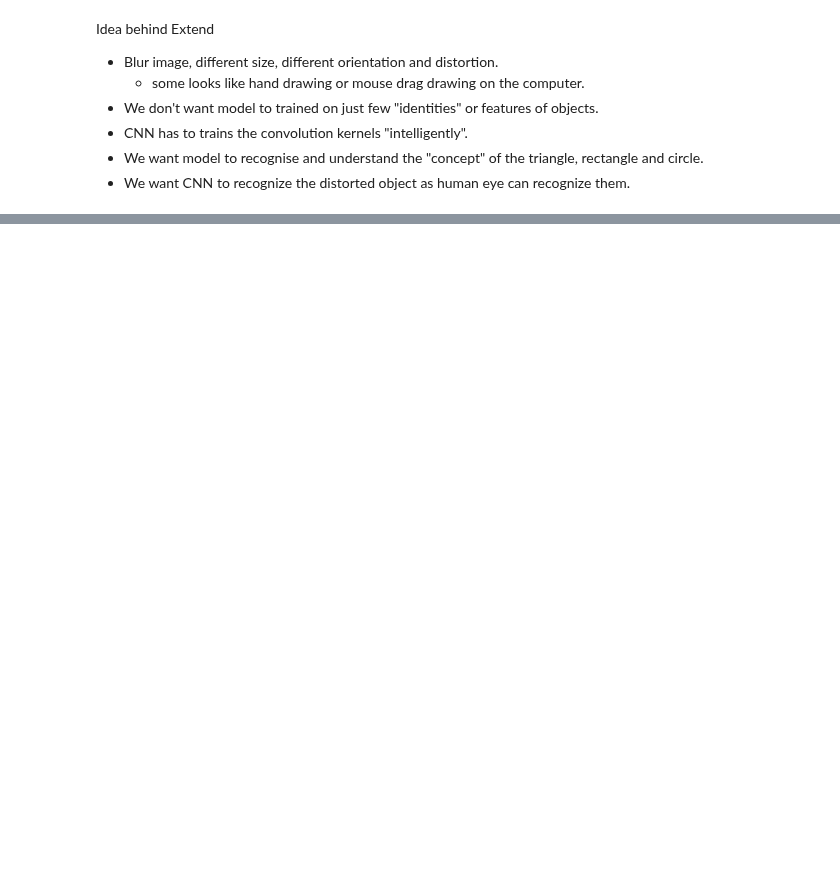
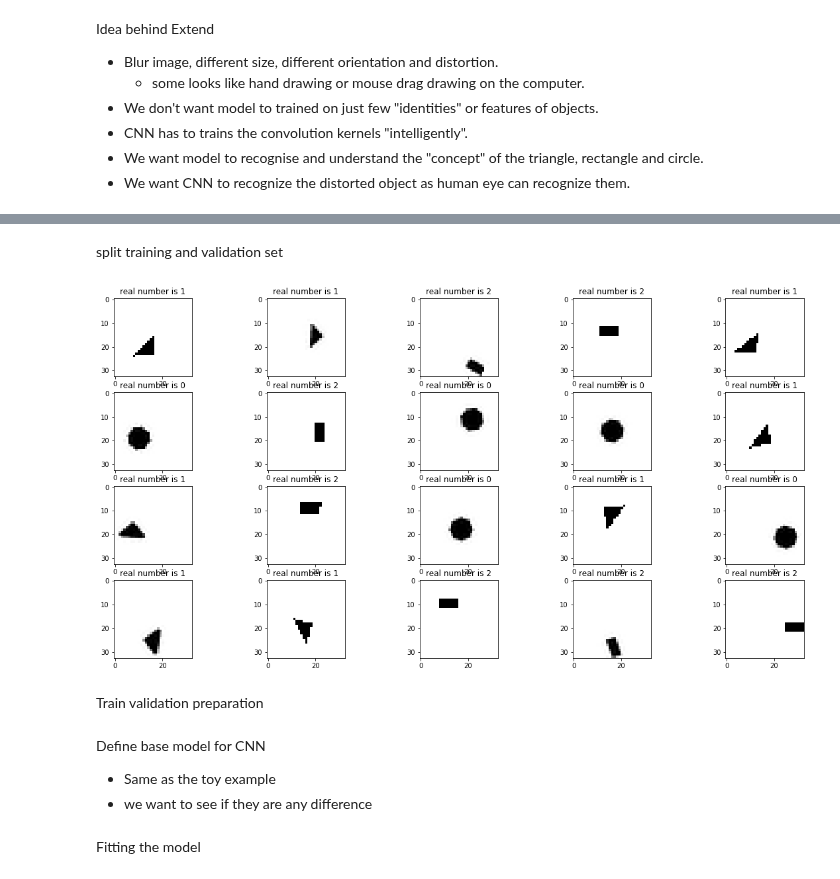
Before and after one commit to wdon021/From_Colab, a Jupyter notebook: Assignment3_Extend.ipynb, the cells around one changed output, grey strips where cells are left out. Cells and saved outputs as stored; diff of their text form; code cells hidden in the pictures; blank space fills up the shorter version.

```diff
--- a/Assignment3_Extend.ipynb
+++ b/Assignment3_Extend.ipynb
@@ -191,0 +239,10 @@ Idea behind Extend
+# %%
+# Mapping
+shape = ['C', "T", "R"]
+mapping = {}
+for x in range(len(shape)):
+  mapping[shape[x]] = x
+# %%
+# Integer representation
+for x in range(len(train_name)):
+  train_name[x] = mapping[train_name[x]]
@@ -191,0 +252,20 @@ Idea behind Extend
+# %%
+# one hot encoding
+y = to_categorical(train_name)
+y_actual = to_categorical(test_name)
+# %% [markdown]
+split training and validation set
+# %%
+X_train, X_test, y_train, y_test = train_test_split(train_shape_R, y, test_size = 0.2, random_state = 0)
+# %%
+
+train_shape__ = X_train.reshape(X_train.shape[0], 33, 33)
+fig, axis = plt.subplots(4, 5, figsize = (20, 10))
+for i, ax in enumerate(axis.flat):
+  ax.imshow(train_shape__[i], cmap = 'binary')
+  digit = y_train[i].argmax()
+  ax.set(title = f"real number is {digit}")
+# %% [output]
+[figure, added]
+# %% [markdown]
+Train validation preparation
@@ -191,0 +291,6 @@ Idea behind Extend
+# %% [markdown]
+Define base model for CNN
+- Same as the toy example
+- we want to see if they are any difference
+# %% [markdown]
+Fitting the model
```
Also changed, not shown: parts of 32 cells of this notebook.
